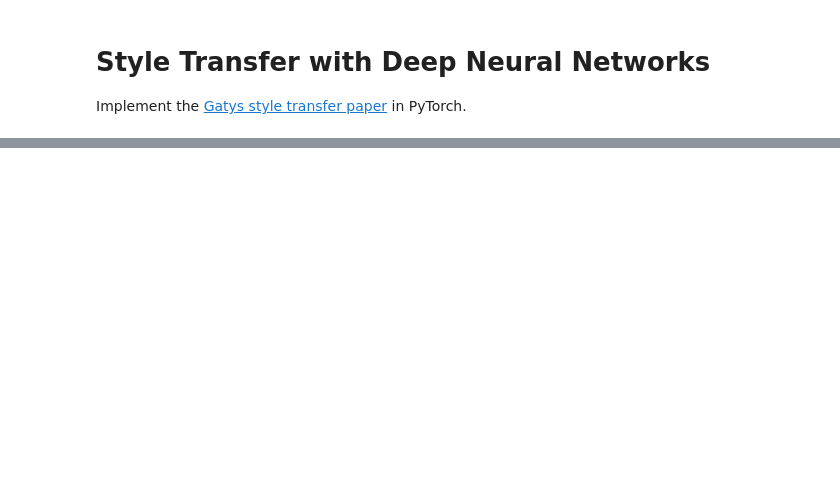
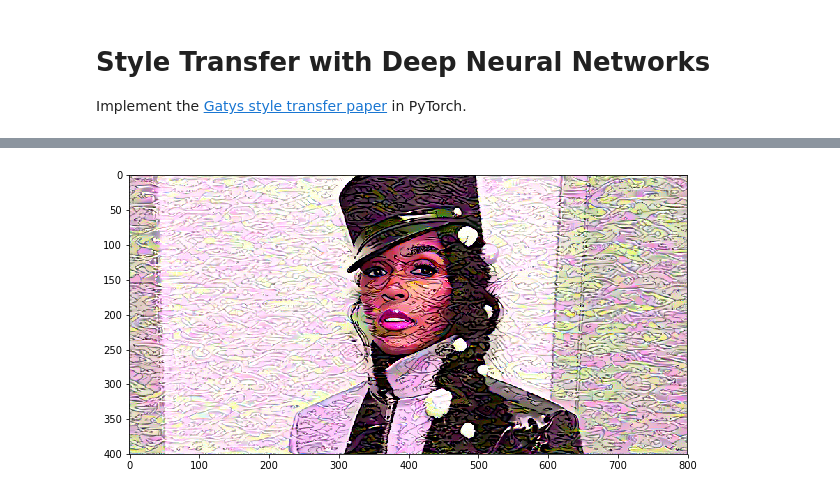
Before and after one commit to mcleonard/pytorch-style-transfer, a Jupyter notebook: Style Transfer.ipynb, the cells around one changed output, grey strips where cells are left out. Cells and saved outputs as stored; diff of their text form; code cells hidden in the pictures; blank space fills up the shorter version.

```diff
--- a/Style Transfer.ipynb
+++ b/Style Transfer.ipynb
@@ -137,0 +187,5 @@ def imshow(tensor):
+# %%
+plt.figure(figsize=(10,10))
+imshow(target)
+# %% [output]
+[figure, added]
```
Also changed, not shown: parts of 16 cells of this notebook.
